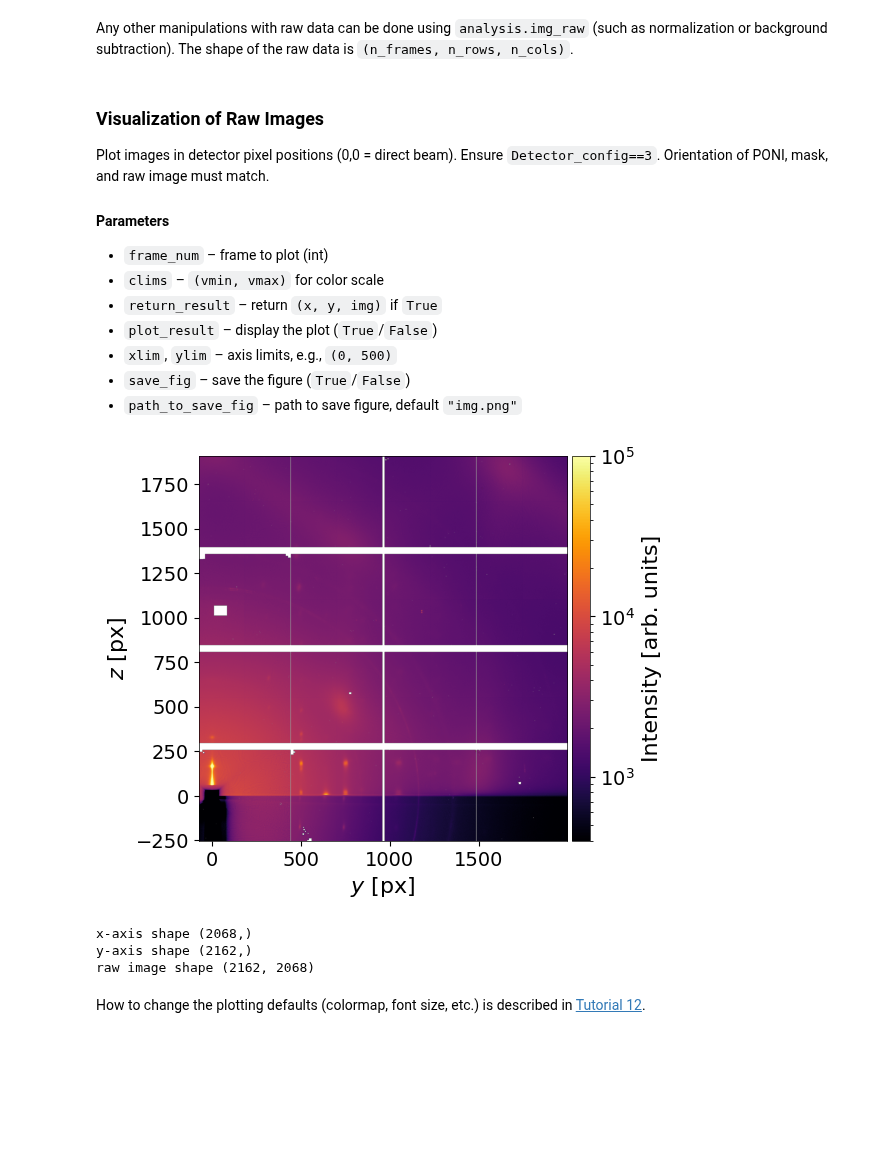
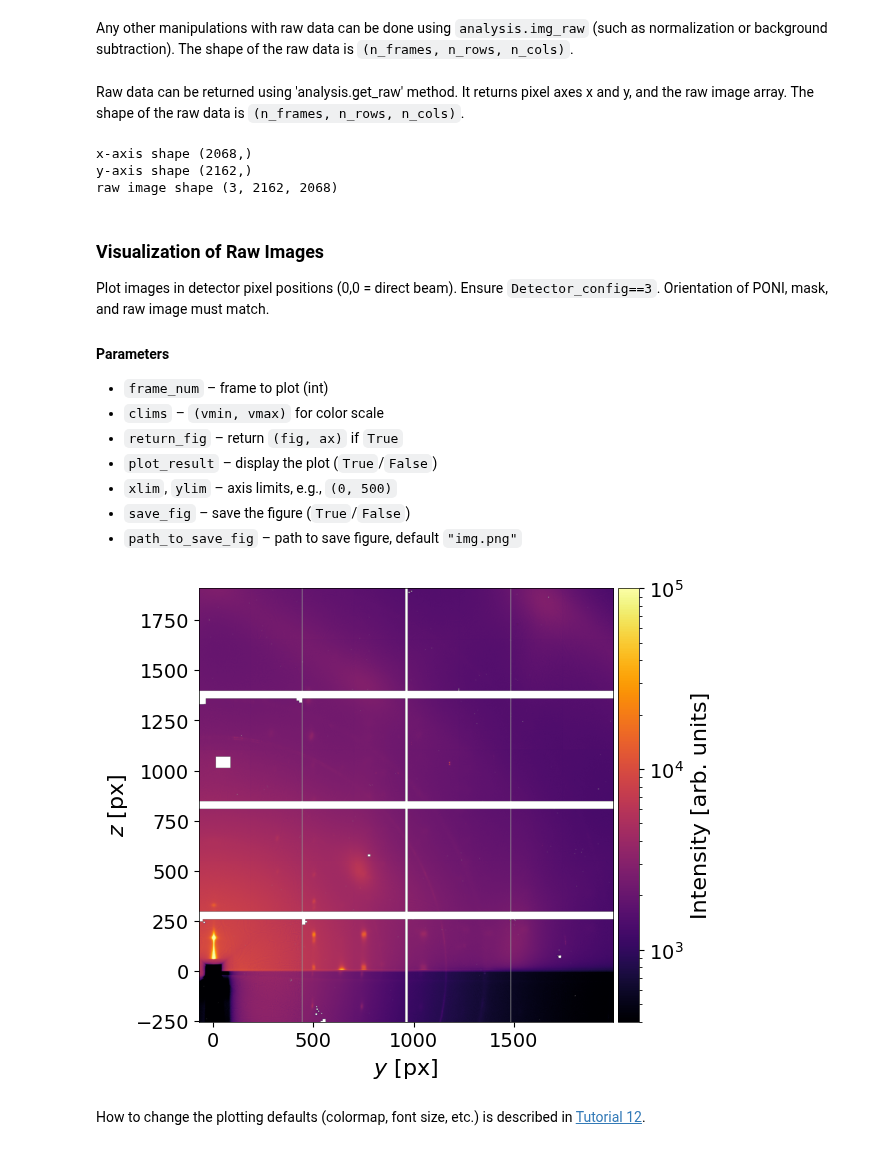
Before and after one commit to mlgid-project/pygid, a Jupyter notebook: docs/tutorials/tutorial_03_raw_data_loading.ipynb, the cells around one changed output. Drawn from its saved outputs; the diff is of its cells as text; code cells hidden in the pictures; blank space fills up the shorter version.

Commit message:
Return of fig, ax was added to all functions with visualization

```diff
--- a/docs/tutorials/tutorial_03_raw_data_loading.ipynb
+++ b/docs/tutorials/tutorial_03_raw_data_loading.ipynb
@@ -175,6 +175,19 @@ After loading, images are preprocessed: masked, flipped (from `ExpParams`), and
 Any other manipulations with raw data can be done using `analysis.img_raw` (such as normalization or background subtraction). The shape of the raw data is `(n_frames, n_rows, n_cols)`.
 # %%
 analysis.img_raw[0]/=2
+# %% [markdown]
+Raw data can be returned using 'analysis.get_raw' method. It returns pixel axes x and y, and the raw image array. The shape of the raw data is `(n_frames, n_rows, n_cols)`.
+# %%
+x, y, img_raw = analysis.get_raw(
+    frame_num=None, # None, int or list
+)
+print(f"x-axis shape {x.shape}")
+print(f"y-axis shape {y.shape}")
+print(f"raw image shape {img_raw.shape}")
+# %% [output]
+x-axis shape (2068,)
+y-axis shape (2162,)
+raw image shape (3, 2162, 2068)
 # %% [markdown]
 ### Visualization of Raw Images
 
@@ -185,7 +198,7 @@ Ensure `Detector_config==3`. Orientation of PONI, mask, and raw image must match
 
 - `frame_num` – frame to plot (int)
 - `clims` – `(vmin, vmax)` for color scale
-- `return_result` – return `(x, y, img)` if `True`
+- `return_fig` – return `(fig, ax)` if `True`
 - `plot_result` – display the plot (`True`/`False`)
 - `xlim`, `ylim` – axis limits, e.g., `(0, 500)`
 - `save_fig` – save the figure (`True`/`False`)
@@ -193,26 +206,19 @@ Ensure `Detector_config==3`. Orientation of PONI, mask, and raw image must match
 # %%
 analysis = pygid.Conversion(
     matrix=matrix,                   # pygid.CoordMaps
     path=data_path,                  # path to the raw data file
     dataset='/entry_0000/ESRF-ID10/eiger4m/data'  # dataset path
 )
 
-x, y, img = analysis.plot_img_raw(
+fig, ax = analysis.plot_img_raw(
     frame_num=7,
     clims=(4e2,1e5),
-    return_result=True,
+    return_fig=True,
     plot_result=True,
     save_fig=False,
     path_to_save_fig="img.png"
 )
-
-print(f"x-axis shape {x.shape}")
-print(f"y-axis shape {y.shape}")
-print(f"raw image shape {img.shape}")
 # %% [output]
-[figure, old version]
+[figure, new version]
-x-axis shape (2068,)
-y-axis shape (2162,)
-raw image shape (2162, 2068)
 # %% [markdown]
 How to change the plotting defaults (colormap, font size, etc.) is described in [Tutorial 12](tutorial_12_visualization.ipynb).
```
Also changed, not shown: parts of 1 cell of this notebook, 8 other files.
